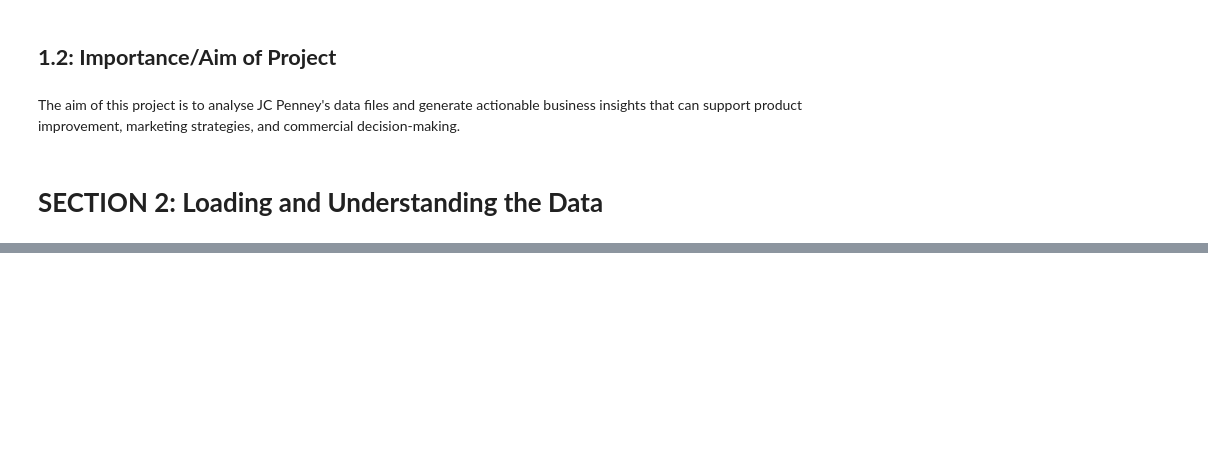
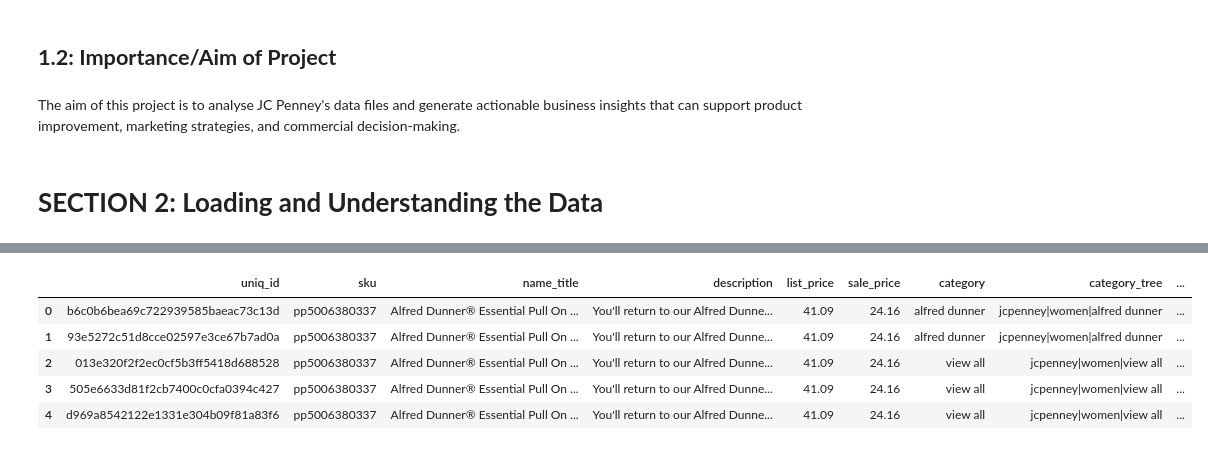
Before and after one commit to Fieldmarshall31/3531342_BD2, a Jupyter notebook: 3531342_BD2.ipynb, the cells around one changed output, grey strips where cells are left out. Cells and saved outputs as stored; diff of their text form; code cells hidden in the pictures; blank space fills up the shorter version.

Commit message:
Feat: Loaded, read and carried out few inspections on the Data Set

```diff
--- a/3531342_BD2.ipynb
+++ b/3531342_BD2.ipynb
@@ -12,0 +81,16 @@ The aim of this project is to analyse JC Penney's data files and generate action
+# %%
+# create an empty list to store each JSON objects
+products_json = []
+
+# Open the JSON file in read mode ('r')
+for line in open('jcpenney_products.json', 'r'):
+    # convert each line (string) into a dictionary
+    products_json.append(json.loads(line))
+
+# convert the appended list of dictionaries into a pandas DataFrame
+# each dictionary becomes a row in the DataFrame
+products_df = pd.DataFrame(products_json)
+
+# display the number of rows (records) and columns (attributes)
+# in the Products_df
+print("Products_df shape:\n", products_df.shape)
@@ -12,0 +150,9 @@ The aim of this project is to analyse JC Penney's data files and generate action
+# %%
+products_df.head()
+# %% [output]
+|  | uniq_id | sku | name_title | description | list_price | sale_price | category | category_tree | ... |
+| 0 | b6c0b6bea69c722939585baeac73c13d | pp5006380337 | Alfred Dunner® Essential Pull On ... | You'll return to our Alfred Dunne... | 41.09 | 24.16 | alfred dunner | jcpenney|women|alfred dunner | ... |
+| 1 | 93e5272c51d8cce02597e3ce67b7ad0a | pp5006380337 | Alfred Dunner® Essential Pull On ... | You'll return to our Alfred Dunne... | 41.09 | 24.16 | alfred dunner | jcpenney|women|alfred dunner | ... |
+| 2 | 013e320f2f2ec0cf5b3ff5418d688528 | pp5006380337 | Alfred Dunner® Essential Pull On ... | You'll return to our Alfred Dunne... | 41.09 | 24.16 | view all | jcpenney|women|view all | ... |
+| 3 | 505e6633d81f2cb7400c0cfa0394c427 | pp5006380337 | Alfred Dunner® Essential Pull On ... | You'll return to our Alfred Dunne... | 41.09 | 24.16 | view all | jcpenney|women|view all | ... |
+| 4 | d969a8542122e1331e304b09f81a83f6 | pp5006380337 | Alfred Dunner® Essential Pull On ... | You'll return to our Alfred Dunne... | 41.09 | 24.16 | view all | jcpenney|women|view all | ... |
```
Also changed, not shown: parts of 37 cells of this notebook.
